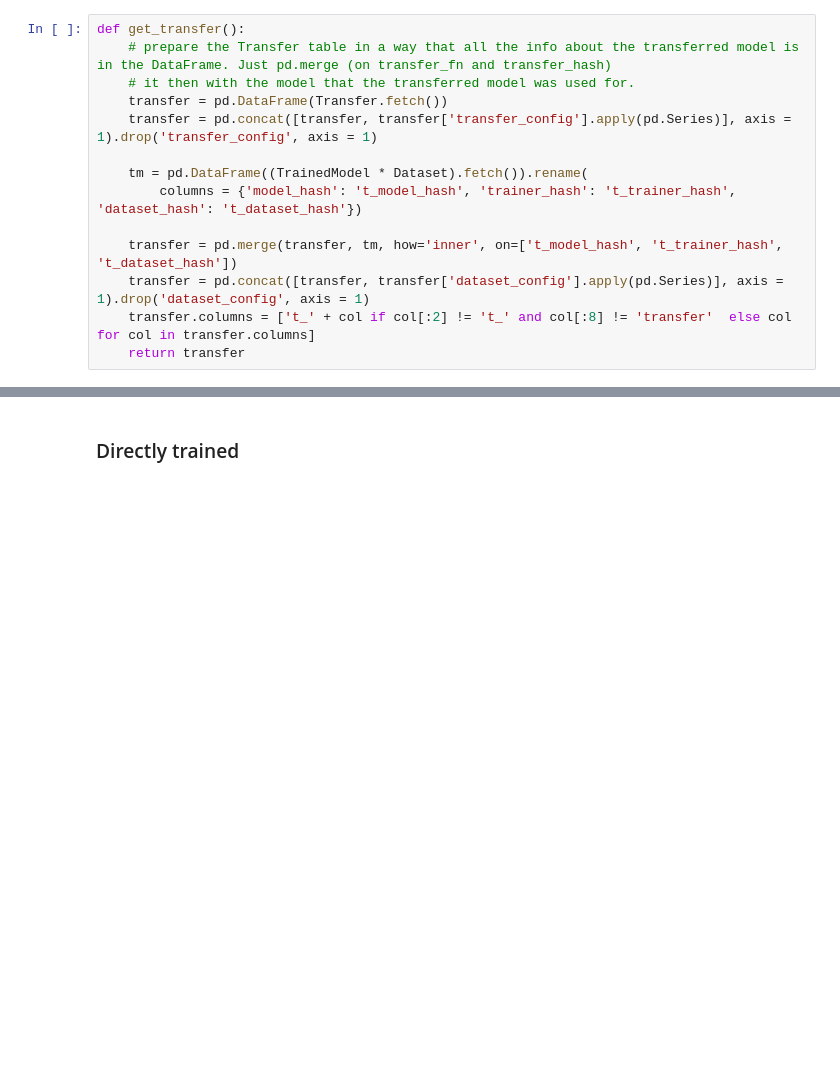
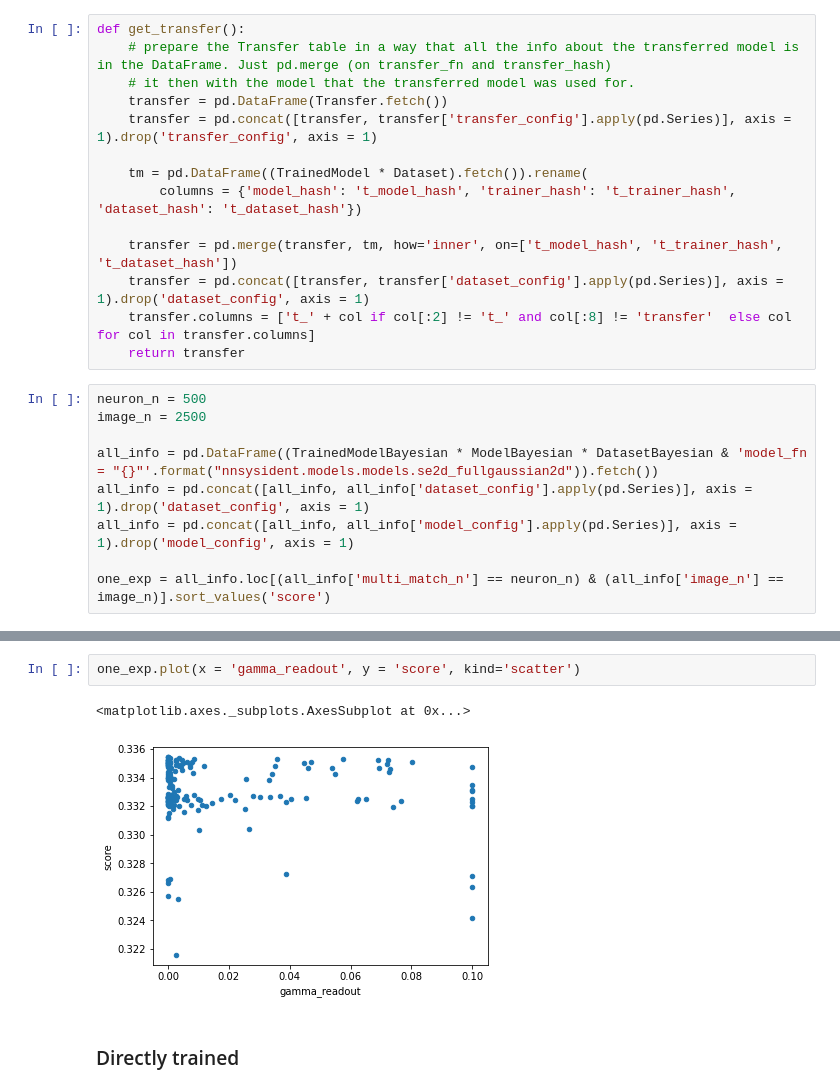
Before and after one commit to sinzlab/nnsysident, a Jupyter notebook: notebooks/Plots_real.ipynb, the cells around one changed output, grey strips where cells are left out. Saved outputs shown, nothing was run; the diff lists cells and outputs as text; blank space fills up the shorter version.

```diff
--- a/notebooks/Plots_real.ipynb
+++ b/notebooks/Plots_real.ipynb
@@ -47,3 +50,12 @@ def get_transfer():
     transfer = pd.concat([transfer, transfer['dataset_config'].apply(pd.Series)], axis = 1).drop('dataset_config', axis = 1)
     transfer.columns = ['t_' + col if col[:2] != 't_' and col[:8] != 'transfer'  else col for col in transfer.columns]
     return transfer
+# %%
+neuron_n = 500
+image_n = 2500
+
+all_info = pd.DataFrame((TrainedModelBayesian * ModelBayesian * DatasetBayesian & 'model_fn = "{}"'.format("nnsysident.models.models.se2d_fullgaussian2d")).fetch())
+all_info = pd.concat([all_info, all_info['dataset_config'].apply(pd.Series)], axis = 1).drop('dataset_config', axis = 1)
+all_info = pd.concat([all_info, all_info['model_config'].apply(pd.Series)], axis = 1).drop('model_config', axis = 1)
+
+one_exp = all_info.loc[(all_info['multi_match_n'] == neuron_n) & (all_info['image_n'] == image_n)].sort_values('score')
@@ -50,3 +78,8 @@ def get_transfer():
+# %%
+one_exp.plot(x = 'gamma_readout', y = 'score', kind='scatter')
+# %% [output]
+<matplotlib.axes._subplots.AxesSubplot at 0x...>
+[figure, added]
 # %% [markdown]
 ### Directly trained
 # %%
```
Also changed, not shown: parts of 2 cells of this notebook, 5 other files.
